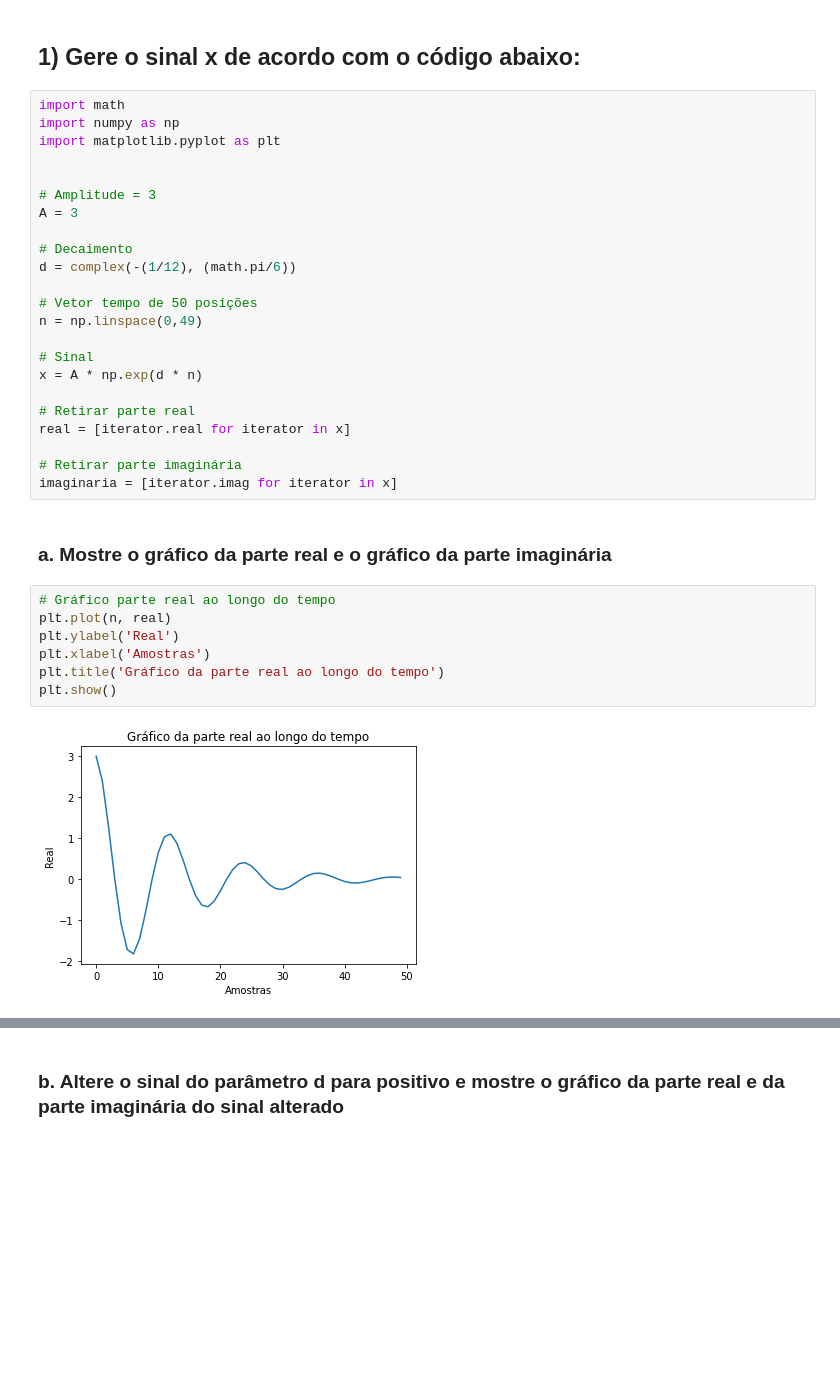
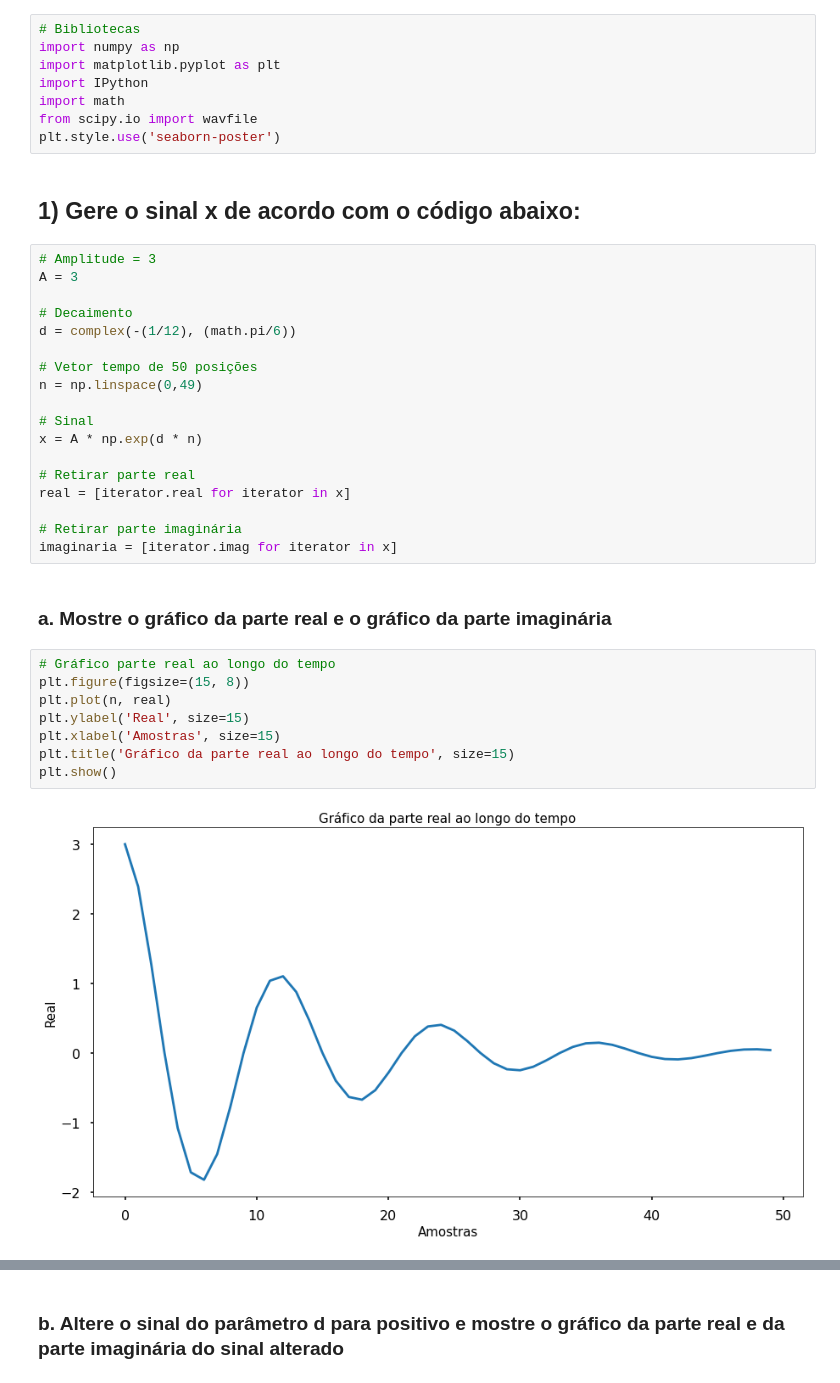
Before and after one commit to viniciusparede/te912-work1, a Jupyter notebook: experimento1.ipynb, the cells around one changed output, grey strips where cells are left out. Cells and saved outputs as stored; diff of their text form; blank space fills up the shorter version.

```diff
--- a/experimento1.ipynb
+++ b/experimento1.ipynb
@@ -3,11 +7,14 @@
+# %%
+# Bibliotecas
+import numpy as np
+import matplotlib.pyplot as plt
+import IPython
+import math
+from scipy.io import wavfile
+plt.style.use('seaborn-poster')
 # %% [markdown]
 ## 1) Gere o sinal x de acordo com o código abaixo:
 # %%
-import math
-import numpy as np
-import matplotlib.pyplot as plt
-
-
 # Amplitude = 3
 A = 3
 
@@ -29,12 +36,13 @@ imaginaria = [iterator.imag for iterator in x]
 ### a. Mostre o gráfico da parte real e o gráfico da parte imaginária
 # %%
 # Gráfico parte real ao longo do tempo
+plt.figure(figsize=(15, 8))
 plt.plot(n, real)
-plt.ylabel('Real')
-plt.xlabel('Amostras')
-plt.title('Gráfico da parte real ao longo do tempo')
+plt.ylabel('Real', size=15)
+plt.xlabel('Amostras', size=15)
+plt.title('Gráfico da parte real ao longo do tempo', size=15)
 plt.show()
 # %% [output]
-[figure, old version]
+[figure, new version]
 # %%
 # Gráfico parte imaginária ao longo do tempo
```
Also changed, not shown: parts of 39 cells of this notebook.
